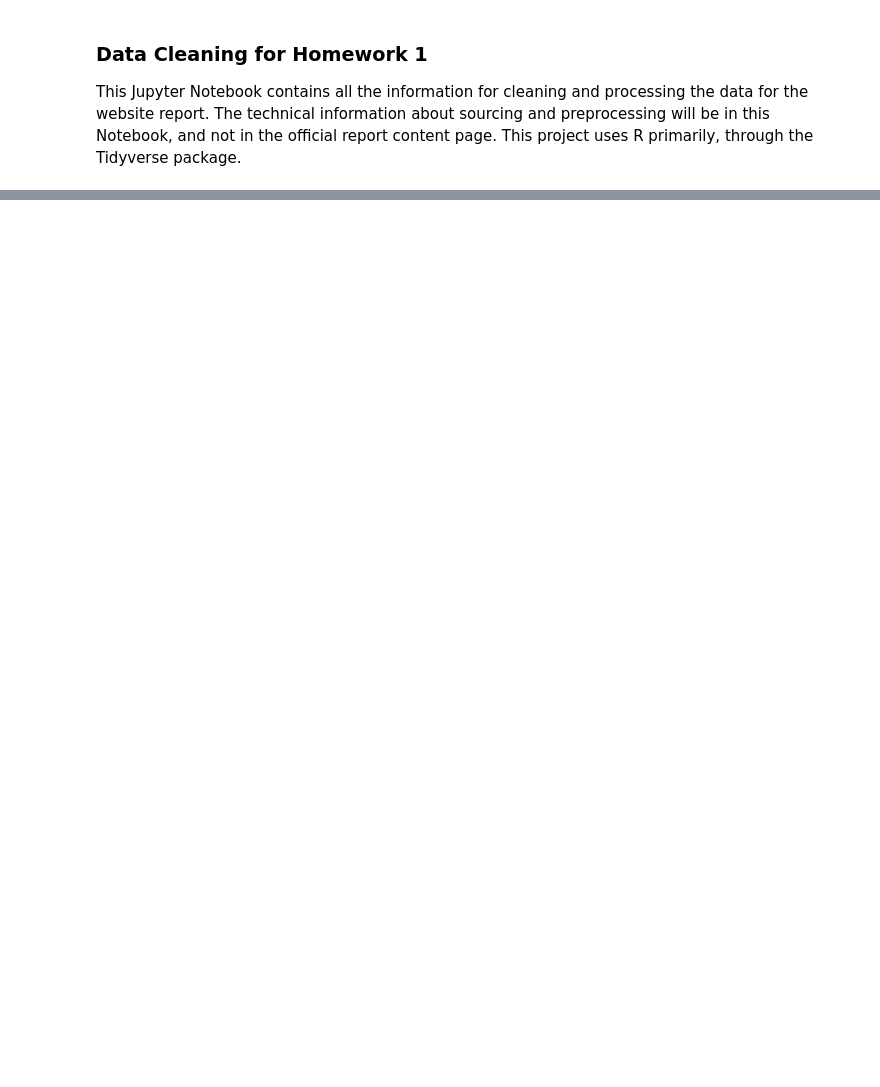
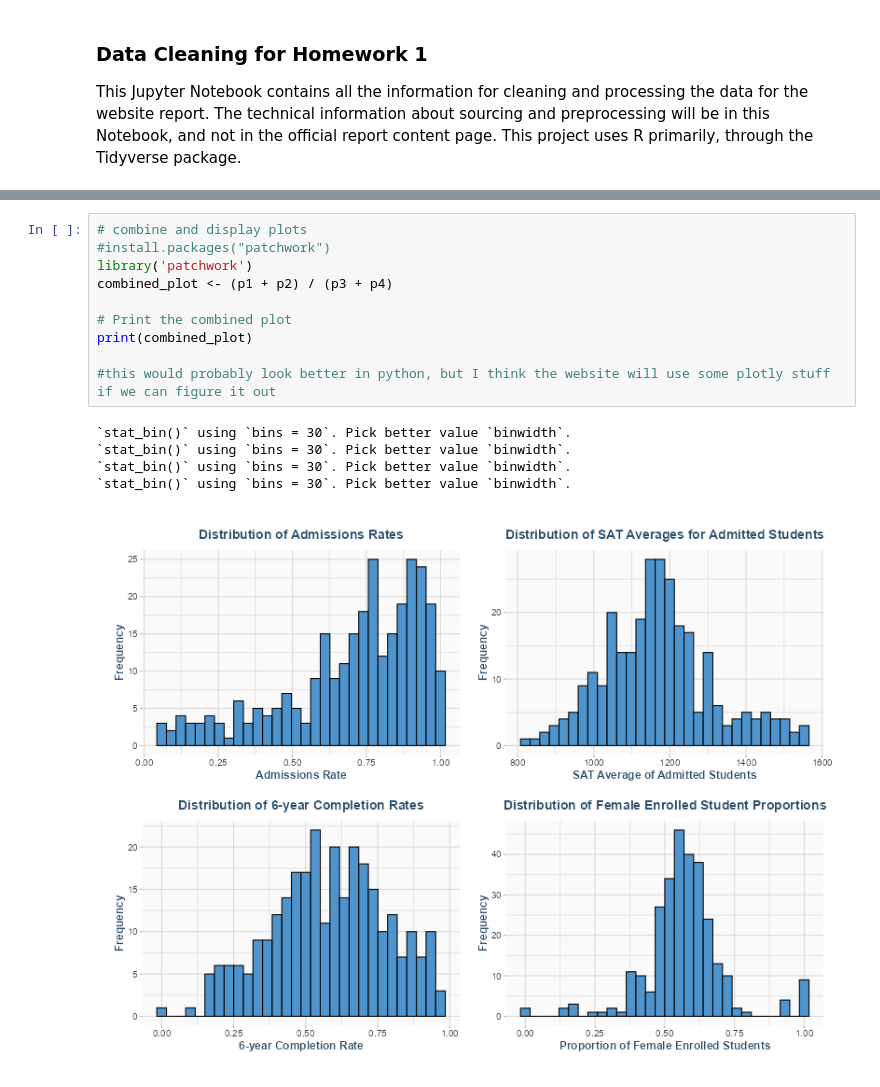
Before and after one commit to kyking077-svg/hw_1_5900, a Jupyter notebook: data/data_cleaning.ipynb, the cells around one changed output, grey strips where cells are left out. Cells and saved outputs as stored; diff of their text form; blank space fills up the shorter version.

```diff
--- a/data/data_cleaning.ipynb
+++ b/data/data_cleaning.ipynb
@@ -72,0 +229,16 @@ columns_to_select <- c('UNITID','INSTNM','CITY','STABBR','ZIP','HIGHDEG',
+# %%
+# combine and display plots
+#install.packages("patchwork")
+library('patchwork')
+combined_plot <- (p1 + p2) / (p3 + p4)
+
+# Print the combined plot
+print(combined_plot)
+
+#this would probably look better in python, but I think the website will use some plotly stuff if we can figure it out
+# %% [output]
+`stat_bin()` using `bins = 30`. Pick better value `binwidth`.
+`stat_bin()` using `bins = 30`. Pick better value `binwidth`.
+`stat_bin()` using `bins = 30`. Pick better value `binwidth`.
+`stat_bin()` using `bins = 30`. Pick better value `binwidth`.
+[figure, added]
```
Also changed, not shown: parts of 37 cells of this notebook, 35 other files.
